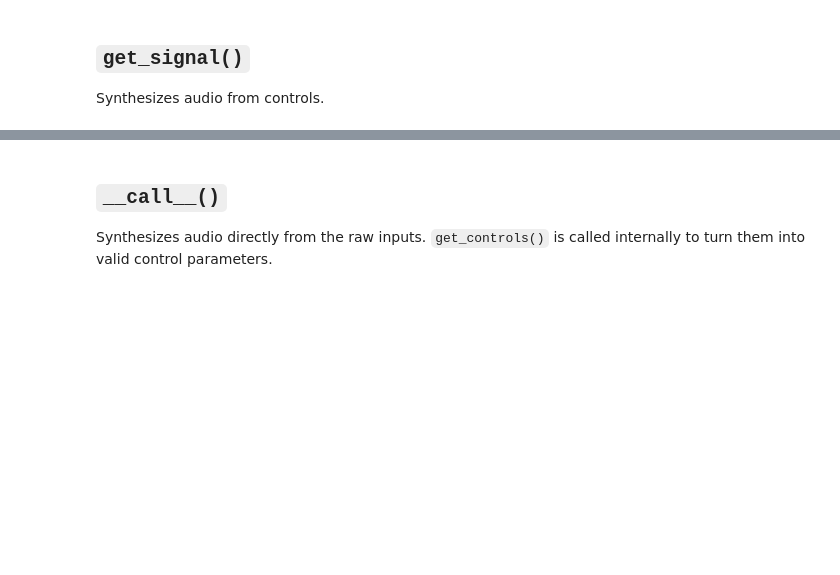
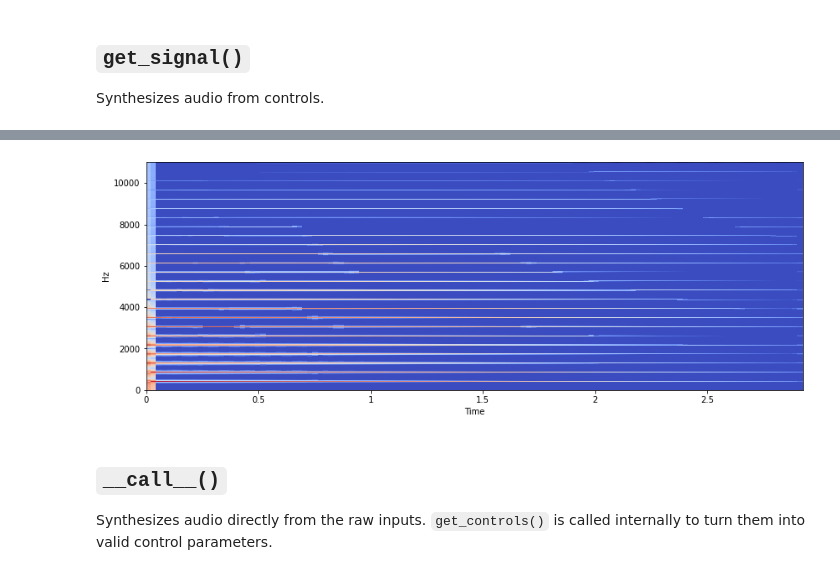
Before and after one commit to magenta/ddsp, a Jupyter notebook: ddsp/colab/tutorials/0_processor.ipynb, the cells around one changed output, grey strips where cells are left out. Cells and saved outputs as stored; diff of their text form; code cells hidden in the pictures; blank space fills up the shorter version.

```diff
--- a/ddsp/colab/tutorials/0_processor.ipynb
+++ b/ddsp/colab/tutorials/0_processor.ipynb
@@ -175,0 +214,18 @@ specplot(audio)
+# %%
+import IPython.display as ipd
+import librosa.display
+
+audio = additive_synth.get_signal(**controls)
+
+def play_and_plot_spectogram(audio_tensor):
+  audio = audio_tensor[0,:].eval()
+  ipd.display(ipd.Audio(audio, rate=sample_rate))
+
+  X = librosa.stft(audio)
+  Xdb = librosa.amplitude_to_db(abs(X))
+  plt.figure(figsize=(14, 5))
+  librosa.display.specshow(Xdb, sr=sample_rate, x_axis='time', y_axis='hz')
+  plt.show()
+
+play_and_plot_spectogram(audio)
+# %% [output]
@@ -176,3 +233,4 @@ specplot(audio)
+[figure, added]
 # %% [markdown]
 ## `__call__()`
 
```
Also changed, not shown: parts of 12 cells of this notebook.
